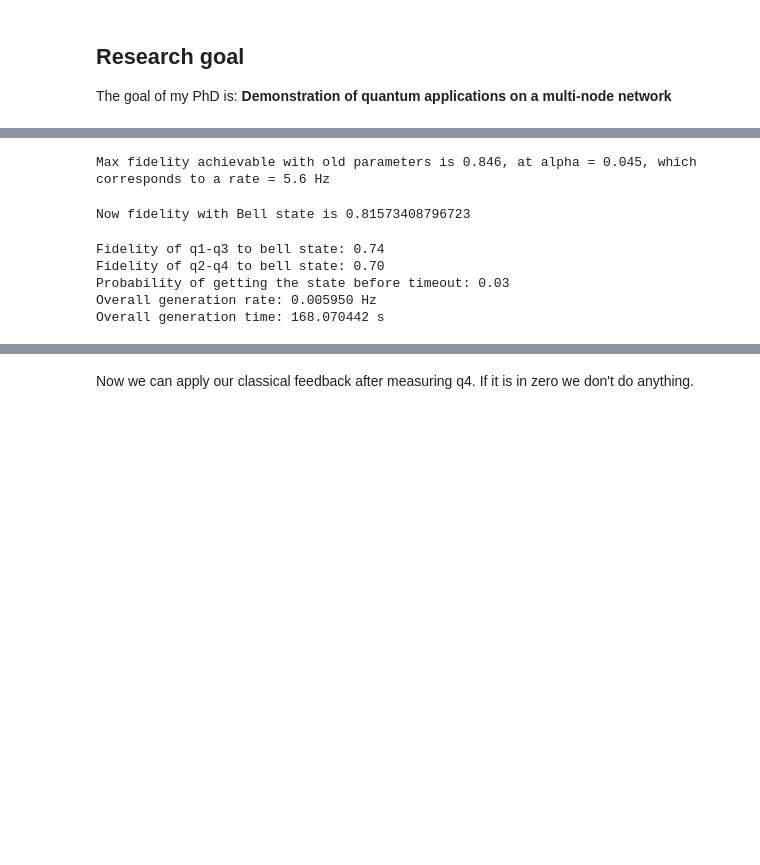
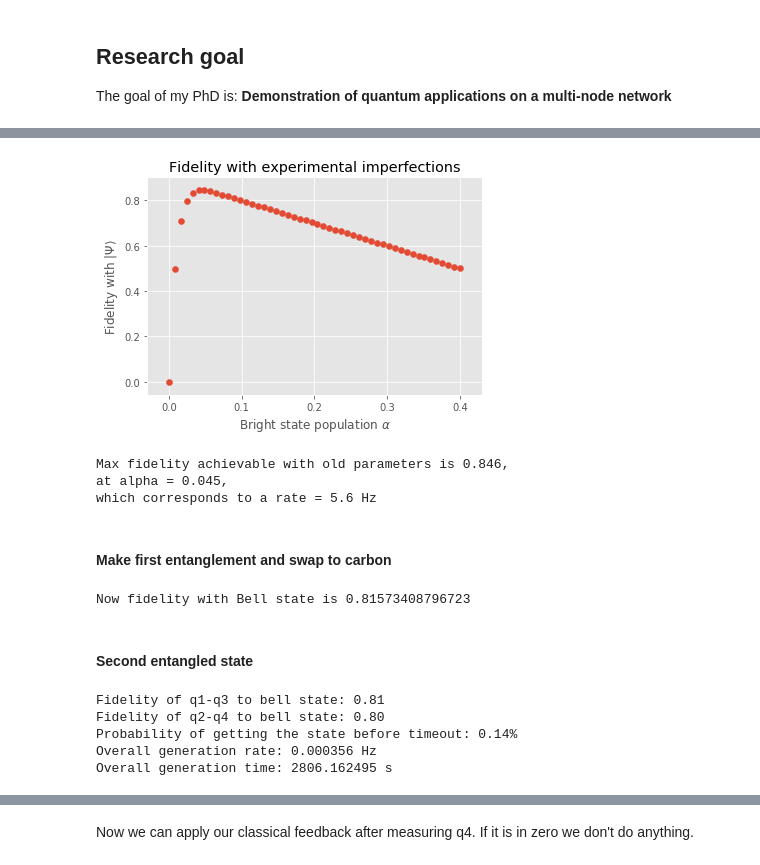
Before and after one commit to matpompili/go-nogo, a Jupyter notebook: Proposal.ipynb, the cells around one changed output, grey strips where cells are left out. Drawn from its saved outputs; the diff is of its cells as text; code cells hidden in the pictures; blank space fills up the shorter version.

```diff
--- a/Proposal.ipynb
+++ b/Proposal.ipynb
@@ -149,20 +122,50 @@ My matching it with the exp data it looks like the following function might do.
 # %%
 def alpha_to_fidelity(alpha, dc = 0.01, top_fid = 0.9):
     return (1 - np.exp(-alpha/dc)) * (top_fid - alpha)
 
 def alpha_to_rate(alpha, speed = 125):
     return alpha * speed
 
+def decohere(m, t, t0):
+    if isinstance(t, int):
+        data = m.full()
+        diag_m = np.diagflat(m.diag())
+        data = diag_m + (data - diag_m) * np.exp(-t/t0)
+        return qt.Qobj(data, dims=m.dims)
+    else:
+        result = np.zeros_like(t, dtype=type(m))
+        for i, time in enumerate(t):
+            data = m.full()
+            diag_m = np.diagflat(m.diag())
+            data = diag_m + (data - diag_m) * np.exp(-time/t0)
+            result[i] = qt.Qobj(data, dims=m.dims)
+        return result
+
 import scipy as sp
+from scipy import optimize
+
+# Plot fidelity vs alpha curve
+alphas = np.linspace(0,0.4)
+fids = np.zeros_like(alphas)
+plt.title('Fidelity with experimental imperfections')
+plt.xlabel(r'Bright state population $\alpha$')
+plt.ylabel(r'Fidelity with $|\Psi\rangle$')
+plt.scatter(alphas, alpha_to_fidelity(alphas))
+plt.show()
 
 opt_res = sp.optimize.minimize_scalar(lambda x: - alpha_to_fidelity(x), bounds=(0,1))
 slow_alpha = opt_res.x
-print ('Max fidelity achievable with old parameters is {:.3f}, at alpha = {:.3f}, which corresponds to a rate = {:.1f} Hz'\
+print ('Max fidelity achievable with old parameters is {:.3f}, \nat alpha = {:.3f}, \nwhich corresponds to a rate = {:.1f} Hz'\
        .format(alpha_to_fidelity(slow_alpha),
                slow_alpha,
                alpha_to_rate(slow_alpha)))
 # %% [output]
+[figure, added]
-Max fidelity achievable with old parameters is 0.846, at alpha = 0.045, which corresponds to a rate = 5.6 Hz
+Max fidelity achievable with old parameters is 0.846,
+at alpha = 0.045,
+which corresponds to a rate = 5.6 Hz
+# %% [markdown]
+#### Make first entanglement and swap to carbon
 # %%
 # Generate entangled state with max fidelity
 q1q4_ent_state = alpha_to_fidelity(slow_alpha) * qt.ket2dm(psi_ac) + (1- alpha_to_fidelity(slow_alpha)) * qt.ket2dm(upup)
@@ -174,17 +178,19 @@ q1q3_ent_state = p_swap * q1q4_ent_state + (1 - p_swap) * mixed_state
 print('Now fidelity with Bell state is {}'.format(fidelity(q1q3_ent_state, qt.ket2dm(psi_ac))))
 # %% [output]
 Now fidelity with Bell state is 0.81573408796723
+# %% [markdown]
+#### Second entangled state
 # %%
 # Now we generate entangled state again with lower alpha and we dechoere the first one according to rate
 
-fast_alpha = 0.2
+fast_alpha = 0.1
 fast_rate = alpha_to_rate(fast_alpha)
 slow_rate = alpha_to_rate(slow_alpha)
-fast_cycles = 200 # 1. / fast_rate / 5.5E-6
+fast_cycles = 20# 1. / fast_rate / 5.5E-6
 prob_generation_before_timeout = 1 - np.exp(- fast_rate * 5.5E-6 * fast_cycles)
 
 cycles_of_coherence = 1000
-decohered_q1q3_ent_state = dechoere(q1q3_ent_state, t=fast_cycles, t0=cycles_of_coherence)
+decohered_q1q3_ent_state = decohere(q1q3_ent_state, t=fast_cycles, t0=cycles_of_coherence)
 
 q2q4_ent_state = alpha_to_fidelity(fast_alpha) * qt.ket2dm(psi_ac) + (1- alpha_to_fidelity(fast_alpha)) * qt.ket2dm(upup)
 
@@ -194,13 +200,13 @@ joint_state = qt.tensor(decohered_q1q3_ent_state, q2q4_ent_state)
 joint_state = joint_state.permute([0,2,1,3])
 print('Fidelity of q1-q3 to bell state: {:.2f}'.format(fidelity(joint_state.ptrace([0,2]), qt.ket2dm(psi_ac))))
 print('Fidelity of q2-q4 to bell state: {:.2f}'.format(fidelity(joint_state.ptrace([1,3]), qt.ket2dm(psi_ac))))
-print('Probability of getting the state before timeout: {:.2f}'.format(prob_generation_before_timeout))
+print('Probability of getting the state before timeout: {:.2f}%'.format(prob_generation_before_timeout * 100))
 print('Overall generation rate: {:1f} Hz'.format((1/fast_rate + 1/slow_rate) * (prob_generation_before_timeout)))
 print('Overall generation time: {:1f} s'.format(1/((1/fast_rate + 1/slow_rate) * (prob_generation_before_timeout))))
 # %% [output]
-Fidelity of q1-q3 to bell state: 0.74
-Fidelity of q2-q4 to bell state: 0.70
-Probability of getting the state before timeout: 0.03
-Overall generation rate: 0.005950 Hz
-Overall generation time: 168.070442 s
+Fidelity of q1-q3 to bell state: 0.81
+Fidelity of q2-q4 to bell state: 0.80
+Probability of getting the state before timeout: 0.14%
+Overall generation rate: 0.000356 Hz
+Overall generation time: 2806.162495 s
 # %% [markdown]
```
Also changed, not shown: parts of 25 cells of this notebook, 1 other file.
